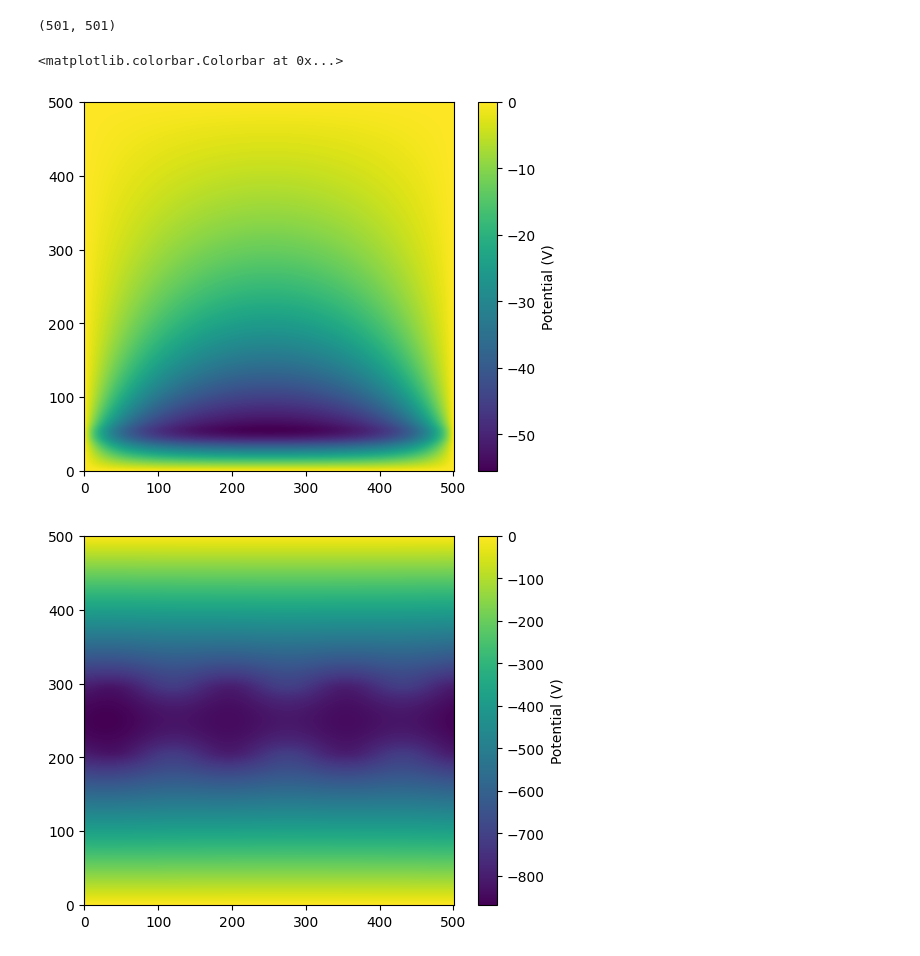
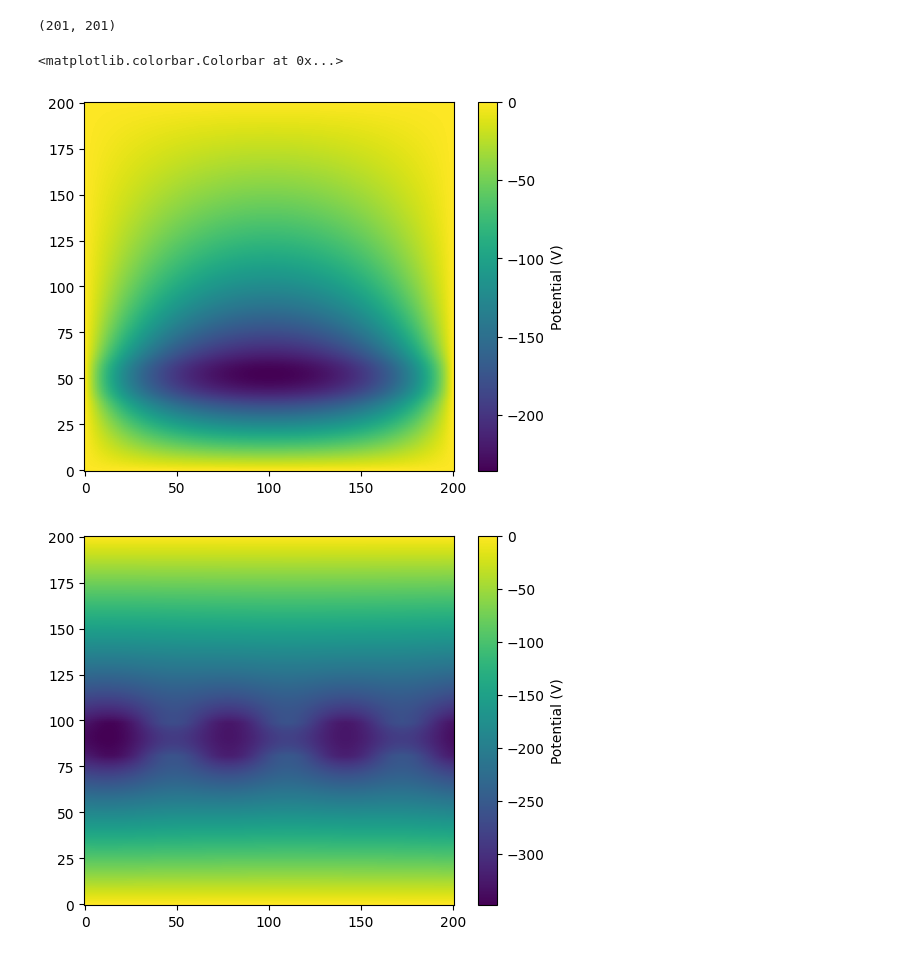
Before and after one commit to daisyabcxyz/Capstone-2025-2026, a Jupyter notebook: Matrix Inversion of Poisson.ipynb, the cells around one changed output. Drawn from its saved outputs; the diff is of its cells as text; code cells hidden in the pictures.

```diff
--- a/Matrix Inversion of Poisson.ipynb
+++ b/Matrix Inversion of Poisson.ipynb
@@ -9,7 +11,7 @@ import numpy as np
 #import jax.numpy as jnp
 # %%
 #set up grid
-nx,ny = 500,500
+nx,ny = 200,200
 x = np.linspace(0, nx, nx + 1)
 y = np.linspace(0, ny, ny + 1)
 X, Y = np.meshgrid(x, y)
@@ -32,7 +34,7 @@ B = 0.1 #Tesla
 # %%
 print (X.shape)
 # %% [output]
-(501, 501)
+(201, 201)
 # %%
 # trial 1: not including periodic side boundary
 #create the A matrix
@@ -108,7 +110,7 @@ plt.imshow(rho_interior, origin = 'lower')
 plt.colorbar(label="Potential (V)",shrink=1)
 # %% [output]
 <matplotlib.colorbar.Colorbar at 0x...>
-[figure, old version]
+[figure, new version]
 # %%
 # trial 2: including periodic side boundary
 def create_sparse_tridiagonal_1(nx, ny):
@@ -214,9 +216,18 @@ def fast_fourier_transform_rho(rho,vx,vy,dt):
 # %%
 # solve Poisson equation with Matrix Inversion
 rho = np.zeros([nx+1,ny+1],float)
-rho[200:300,:] = 1e12* (1.6e-19) #C/m^2
-rho[290:300,:] = 1e12* (1.6e-19) + 8e-7 *np.sin(0.04*x)
-rho[200:210,:] = 1e12* (1.6e-19) + 8e-7 *np.sin(0.04*x)
+rho[90,:]= 1e12* (1.6e-19)
+for i in range (91,100):
+    for j in range (ny+1):
+        rho[i,j] = rho[i-1,j]-1e-8
+
+for i in range (89,79,-1):
+    for j in range (ny+1):
+        rho[i,j]= rho[i+1,j]-1e-8
+
+#rho[80:110,:] = 1e12* (1.6e-19) #C/m^2
+rho[98:100,:] += 0.1e-5 *np.sin(0.1*x)
+rho[80:82,:] += 0.1e-5*np.sin(0.1*x)
 
 plt.imshow(rho, origin = 'lower')
 
@@ -237,34 +248,34 @@ def charge_density_ode(time_span, rho, vx, vy):
 
     for i in range(1, nx):
         for j in range(1, ny):
             dndt[i, j] = - ( (rho[i + 1, j] * vx[i + 1, j] - rho[i - 1, j] * vx[i - 1, j]) / (2 * delta) +
                              (rho[i, j + 1] * vy[i, j + 1] - rho[i, j - 1] * vy[i, j - 1]) / (2 * delta) )
     '''
     rho= rho.reshape((nx+1, ny+1))
     drho_dx_fft,drho_dy_fft = fast_fourier_transform_rho(rho,vx,vy,dt)
     dndt = np.zeros_like(rho)
 
     dndt_hat = - drho_dx_fft * vx -  drho_dy_fft * vy
 
     return dndt_hat.flatten()
 
 def solve_rho_ode(vx,vy,rho):
     #vx, vy = velocity(Ex, Ey, B)
     time_span = (0.0, 0.01)
     time_intervals = np.linspace(0.0, 0.01,20)
     rho_0 = rho.flatten()
     sol = solve_ivp(charge_density_ode, time_span, rho_0, method='RK45', t_eval=time_intervals, args=(vx, vy))
     rho_new_fft = sol.y[:,0].reshape(nx+1, ny+1)
     rho_new = np.real(np.fft.ifft2(rho_new_fft))
     return rho_new
 
 
 
 Ex, Ey = electric_field(phi)
 vx, vy = velocity(Ex, Ey, B)
 #plt.imshow(solve_rho_ode(vx,vy,rho), origin = 'lower')
 # %% [output]
-[figure, old version]
+[figure, new version]
 # %%
 plt.imshow(rho, origin = 'lower')
 plt.colorbar(label="Charge Density (C/m^2)",shrink=1)
```
Also changed, not shown: parts of 4 cells of this notebook.
